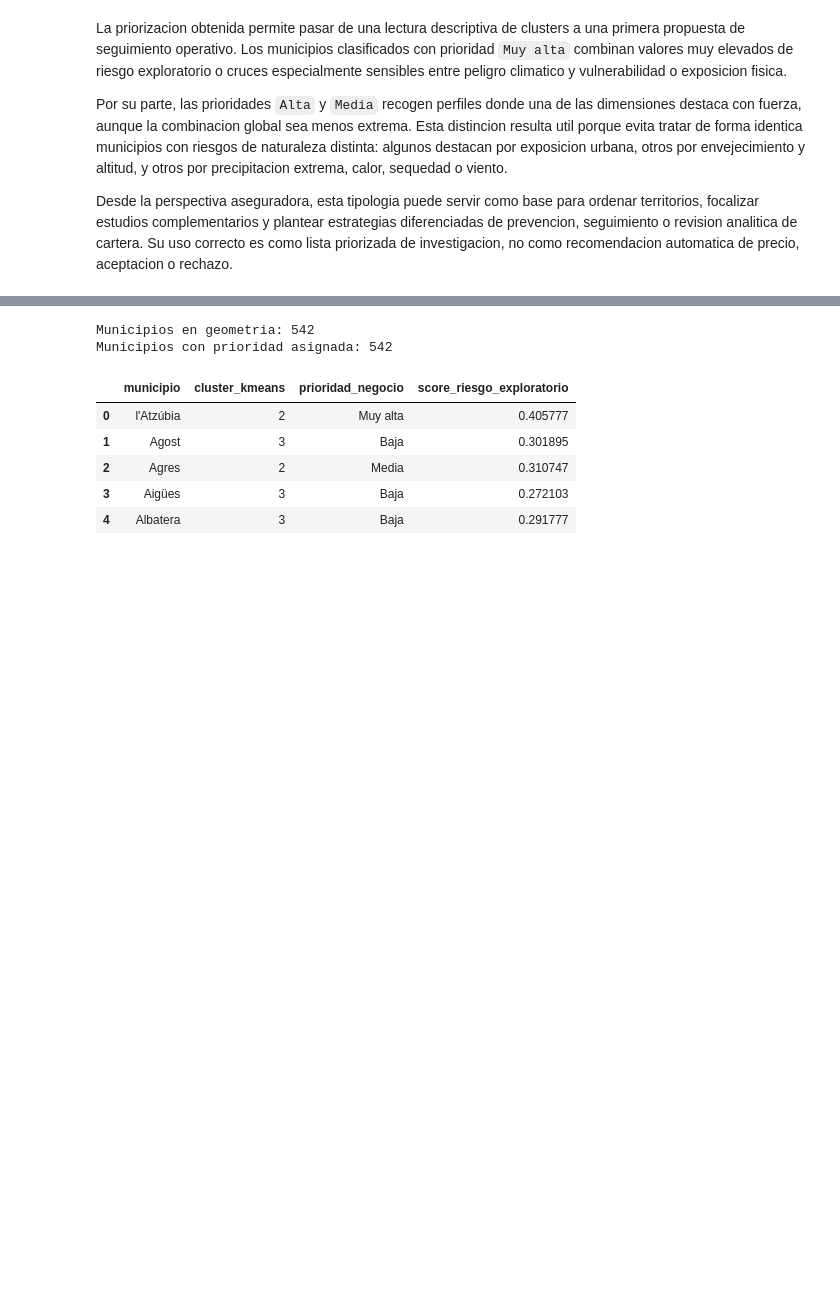
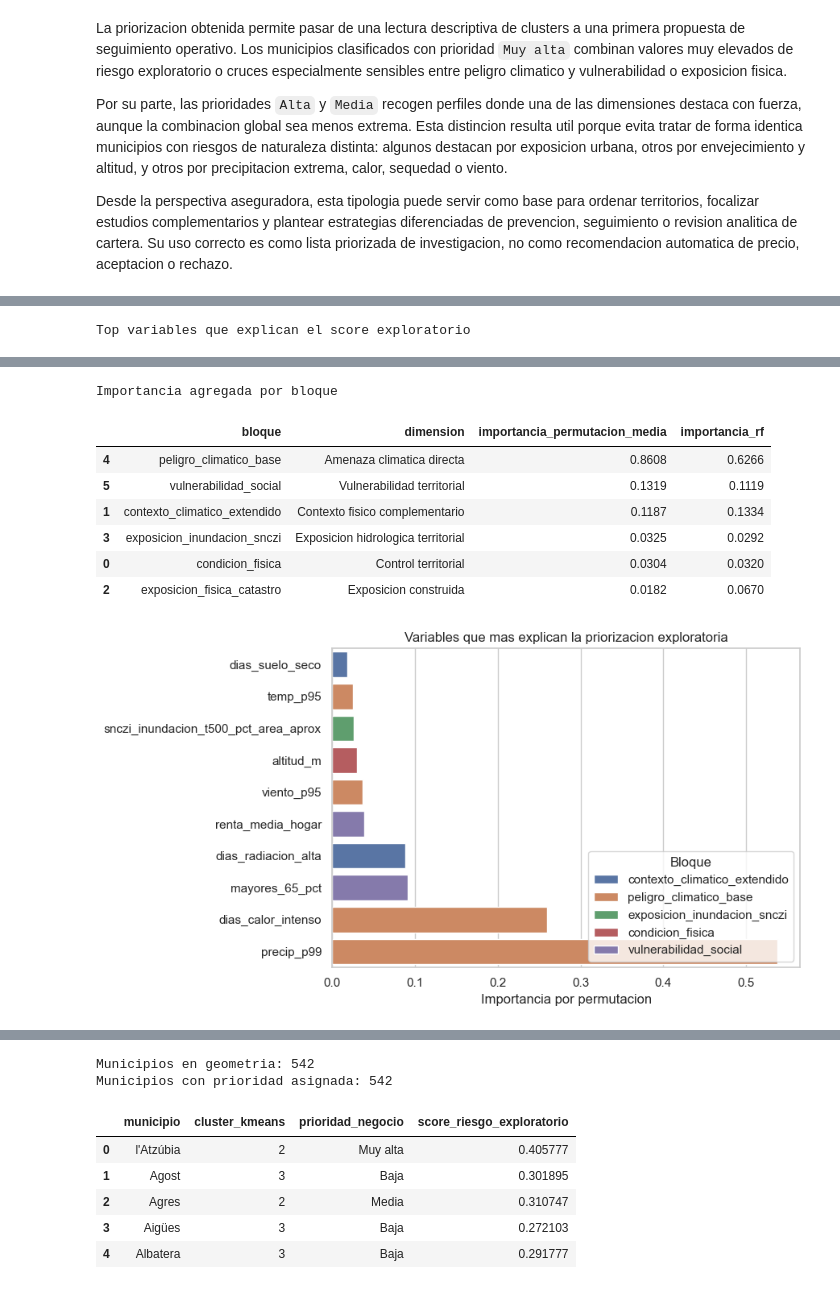
Before and after one commit to gonzalolarriba/modelo-geoespacial-riesgo-climatico, a Jupyter notebook: notebooks/notebook_5_an_negocio.ipynb, the cells around one changed output, grey strips where cells are left out. Cells and saved outputs as stored; diff of their text form; code cells hidden in the pictures; blank space fills up the shorter version.

Commit message:
docs(business): explain random forest score drivers

```diff
--- a/notebooks/notebook_5_an_negocio.ipynb
+++ b/notebooks/notebook_5_an_negocio.ipynb
@@ -43,6 +43,7 @@ BUSINESS_OUT = OUT / "negocio"
 
 SEGMENTED_MUNICIPAL_FILE = PROC / "dataset_cv_municipios_segmentado.csv"
 MUNICIPIOS_GEO_FILE = EXT / "municipios_cv.geojson"
+RF_IMPORTANCE_FILE = OUT / "modelado" / "rf_score_feature_importance.csv"
 
 MAPS.mkdir(parents=True, exist_ok=True)
 BUSINESS_OUT.mkdir(parents=True, exist_ok=True)
@@ -50,6 +51,7 @@ BUSINESS_OUT.mkdir(parents=True, exist_ok=True)
 print("Base municipal segmentada:", SEGMENTED_MUNICIPAL_FILE)
 print("Existe:", SEGMENTED_MUNICIPAL_FILE.exists())
 print("Geometria municipal disponible:", MUNICIPIOS_GEO_FILE.exists())
+print("Importancia RF disponible:", RF_IMPORTANCE_FILE.exists())
 print("Directorio de salida negocio:", BUSINESS_OUT)
 # %% [output]
 Base municipal segmentada: C:\Users\gonza\OneDrive\tfg\DATA\PROCESSED\dataset_cv_municipios_segmentado.csv
@@ -791,0 +801,55 @@ Desde la perspectiva aseguradora, esta tipologia puede servir como base para ord
+# %%
+if not RF_IMPORTANCE_FILE.exists():
+    raise FileNotFoundError(
+        "No existe la importancia del Random Forest. Ejecuta antes el Notebook 4."
+    )
+
+rf_importance_business = pd.read_csv(RF_IMPORTANCE_FILE)
+rf_importance_business = rf_importance_business.sort_values(
+    "importancia_permutacion_media",
+    ascending=False,
+).reset_index(drop=True)
+
+print("Top variables que explican el score exploratorio")
+display(
+    rf_importance_business[
+        [
+            "variable",
+            "bloque",
+            "dimension",
+            "origen",
+            "importancia_permutacion_media",
+            "importancia_rf",
+        ]
+    ].head(12).round(4)
+)
+
+rf_block_business = (
+    rf_importance_business.groupby(["bloque", "dimension"], as_index=False)
+    .agg(
+        importancia_permutacion_media=("importancia_permutacion_media", "sum"),
+        importancia_rf=("importancia_rf", "sum"),
+    )
+    .sort_values("importancia_permutacion_media", ascending=False)
+)
+
+print("Importancia agregada por bloque")
+display(rf_block_business.round(4))
+
+plt.figure(figsize=(9, 5))
+top_rf_plot = rf_importance_business.head(10).sort_values("importancia_permutacion_media")
+sns.barplot(
+    data=top_rf_plot,
+    x="importancia_permutacion_media",
+    y="variable",
+    hue="bloque",
+    dodge=False,
+)
+plt.title("Variables que mas explican la priorizacion exploratoria")
+plt.xlabel("Importancia por permutacion")
+plt.ylabel("")
+plt.legend(title="Bloque", loc="lower right")
+plt.tight_layout()
+plt.show()
+# %% [output]
+Top variables que explican el score exploratorio
@@ -791,0 +869,9 @@ Desde la perspectiva aseguradora, esta tipologia puede servir como base para ord
+Importancia agregada por bloque
+|  | bloque | dimension | importancia_permutacion_media | importancia_rf |
+| 4 | peligro_climatico_base | Amenaza climatica directa | 0.8608 | 0.6266 |
+| 5 | vulnerabilidad_social | Vulnerabilidad territorial | 0.1319 | 0.1119 |
+| 1 | contexto_climatico_extendido | Contexto fisico complementario | 0.1187 | 0.1334 |
+| 3 | exposicion_inundacion_snczi | Exposicion hidrologica territorial | 0.0325 | 0.0292 |
+| 0 | condicion_fisica | Control territorial | 0.0304 | 0.0320 |
+| 2 | exposicion_fisica_catastro | Exposicion construida | 0.0182 | 0.0670 |
+[figure, added]
```
Also changed, not shown: parts of 11 cells of this notebook.
